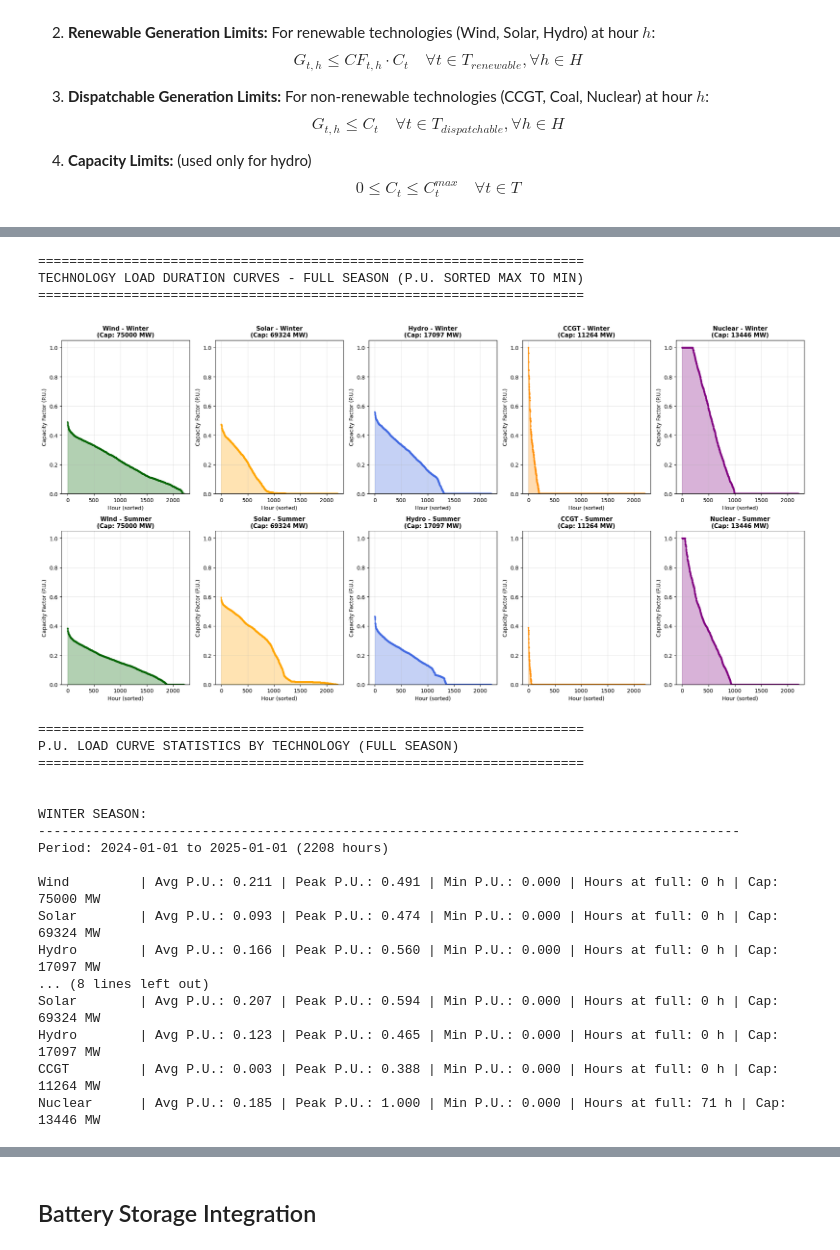
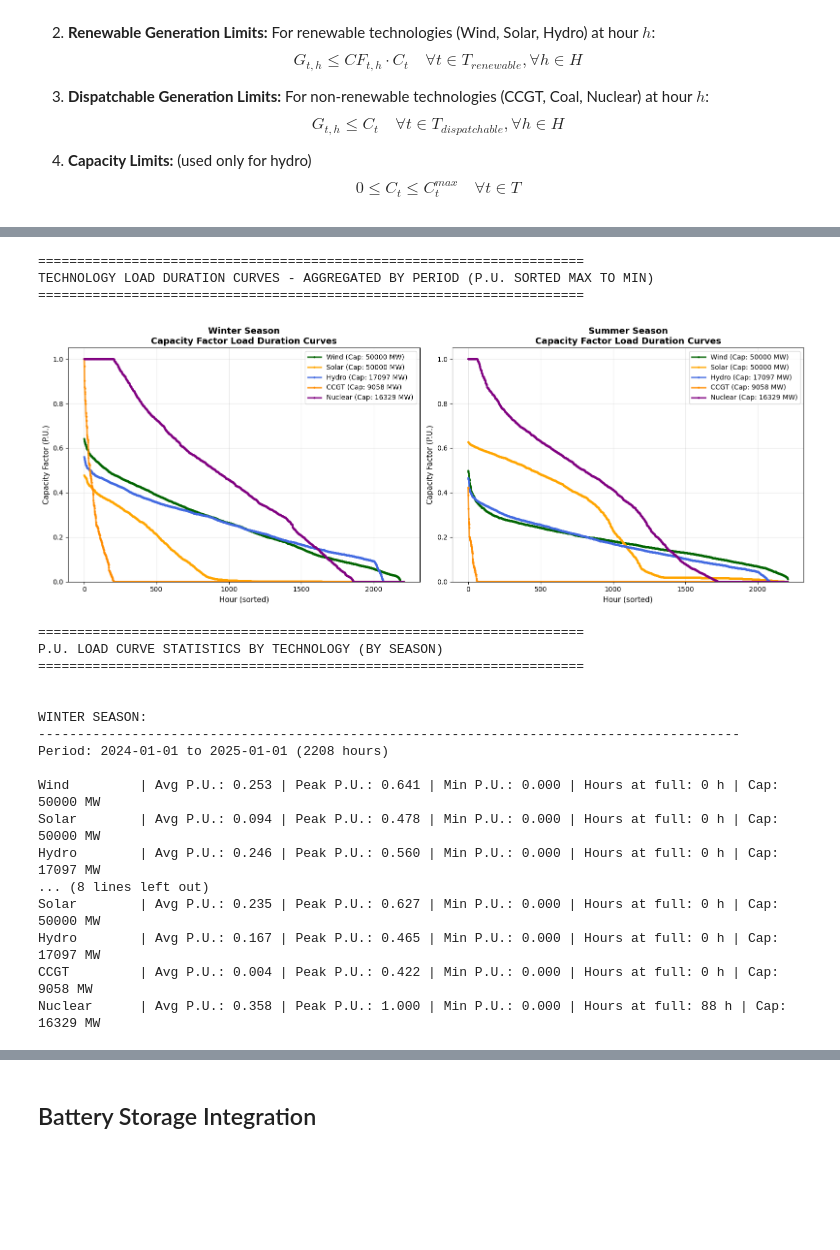
Before and after one commit to ccanoyrac/Integrated-energy-grids-Assignment, a Jupyter notebook: IEG_1_Single_country.ipynb, the cells around one changed output, grey strips where cells are left out. Saved outputs shown, nothing was run; the diff lists cells and outputs as text; code cells hidden in the pictures; blank space fills up the shorter version.

```diff
--- a/IEG_1_Single_country.ipynb
+++ b/IEG_1_Single_country.ipynb
@@ -642,12 +644,12 @@ for tech in ['Wind', 'Solar', 'Hydro', 'CCGT', 'Coal', 'Nuclear']:
 
 # === Apply capacity constraints ===
 # Limit solar and wind to 50 GW
-solar_cap_limit = 75000  # 50 GW in MW
-wind_cap_limit = 75000   # 50 GW in MW
+solar_cap_limit = 50000  # 50 GW in MW
+wind_cap_limit = 50000   # 50 GW in MW
 tech_params_opt['Solar']['max_cap'] = solar_cap_limit
 tech_params_opt['Wind']['max_cap'] = wind_cap_limit
-print(f"\nSolar capacity constraint: max = {solar_cap_limit:,.0f} MW (75 GW)")
-print(f"Wind capacity constraint: max = {wind_cap_limit:,.0f} MW (75 GW)")
+print(f"\nSolar capacity constraint: max = {solar_cap_limit:,.0f} MW (50 GW)")
+print(f"Wind capacity constraint: max = {wind_cap_limit:,.0f} MW (50 GW)")
 
 # Limit hydro to the baseline capacity used in p.u. calculations
 tech_params_opt['Hydro']['max_cap'] = hydro_cap
@@ -858,7 +860,7 @@ INFO:gurobipy:
 # %%
 # === Technology Load Curves - Per Unit (P.U.) Load Duration Curves ===
 print("\n" + "="*70)
-print("TECHNOLOGY LOAD DURATION CURVES - FULL SEASON (P.U. SORTED MAX TO MIN)")
+print("TECHNOLOGY LOAD DURATION CURVES - AGGREGATED BY PERIOD (P.U. SORTED MAX TO MIN)")
 print("="*70)
 
 season_months = {'Winter': [12, 1, 2], 'Summer': [6, 7, 8]}
@@ -870,22 +872,19 @@ color_map = {
 
 # Exclude technologies with 0 capacity
 techs_to_plot = [t for t in tech_params_opt.keys() if t in solution_df.columns and result.optimal_capacities.get(t, 0) > 0]
-n_techs = len(techs_to_plot)
 
-# Create subplots: rows=seasons, cols=techs
-fig, axes = plt.subplots(2, n_techs, figsize=(4*n_techs, 10))
-if n_techs == 1:
-    axes = axes.reshape(2, 1)
+# Create 2 subplots (one per season)
+fig, axes = plt.subplots(1, 2, figsize=(16, 6))
 
 for season_idx, (season, months) in enumerate(season_months.items()):
     # Filter for entire season
     season_idx_bool = np.array(solution_df.index.month.isin(months))
     season_data = solution_df.iloc[season_idx_bool].copy()
 
-    # Plot each technology individually in P.U.
-    for tech_idx, tech in enumerate(techs_to_plot):
-        ax = axes[season_idx, tech_idx]
+    ax = axes[season_idx]
 
+    # Plot each technology individually in P.U. on same chart
+    for tech in techs_to_plot:
         # Get capacity and normalize to P.U.
         capacity = result.optimal_capacities.get(tech, 1)
         gen_pu = season_data[tech].values / capacity if capacity > 0 else season_data[tech].values
@@ -893,51 +892,54 @@ for season_idx, (season, months) in enumerate(season_months.items()):
         # Sort P.U. values from max to min
         sorted_pu = np.sort(gen_pu)[::-1]
 
+        # Create label with technology name and capacity
+        label = f"{tech} (Cap: {capacity:.0f} MW)"
+
         # Plot technology generation in P.U.
         ax.plot(range(len(sorted_pu)), sorted_pu,
-                color=color_map.get(tech, 'gray'), linewidth=2, marker='o', markersize=2, alpha=0.8)
-        ax.fill_between(range(len(sorted_pu)), sorted_pu, alpha=0.3,
-                        color=color_map.get(tech, 'gray'))
+                color=color_map.get(tech, 'gray'), linewidth=2.5, marker='o',
+                markersize=2, alpha=0.8, label=label)
 
-        # Set limits for P.U. to 0-1
-        ax.set_ylim([0, 1.05])
-        ax.set_title(f"{tech} - {season}\n(Cap: {capacity:.0f} MW)",
-                    fontsize=11, fontweight='bold')
-        ax.set_ylabel('Capacity Factor (P.U.)', fontsize=10)
-        ax.set_xlabel('Hour (sorted)', fontsize=10)
-        ax.grid(True, alpha=0.3)
+    # Set limits for P.U. to 0-1
+    ax.set_ylim([0, 1.05])
+    ax.set_title(f"{season} Season\nCapacity Factor Load Duration Curves",
+                fontsize=13, fontweight='bold')
+    ax.set_ylabel('Capacity Factor (P.U.)', fontsize=11)
+    ax.set_xlabel('Hour (sorted)', fontsize=11)
+    ax.grid(True, alpha=0.3)
+    ax.legend(loc='upper right', fontsize=10)
 
 plt.tight_layout()
 plt.show()
 
 # Print P.U. load curve statistics
 print("\n" + "="*70)
-print("P.U. LOAD CURVE STATISTICS BY TECHNOLOGY (FULL SEASON)")
+print("P.U. LOAD CURVE STATISTICS BY TECHNOLOGY (BY SEASON)")
 print("="*70 + "\n")
 
 for season, months in season_months.items():
     print(f"\n{season.upper()} SEASON:")
     print("-" * 90)
 
     season_idx_bool = np.array(solution_df.index.month.isin(months))
     season_data = solution_df.iloc[season_idx_bool]
 
     print(f"Period: {season_data.index[0].strftime('%Y-%m-%d')} to {season_data.index[-1].strftime('%Y-%m-%d')} ({len(season_data)} hours)\n")
 
     for tech in techs_to_plot:
         if tech in season_data.columns:
             capacity = result.optimal_capacities.get(tech, 1)
             gen_pu = season_data[tech].values / capacity if capacity > 0 else season_data[tech].values
 
             print(f"{tech:12s} | Avg P.U.: {gen_pu.mean():.3f} | Peak P.U.: {gen_pu.max():.3f} | "
                   f"Min P.U.: {gen_pu.min():.3f} | Hours at full: {(gen_pu >= 0.95).sum()} h | Cap: {capacity:.0f} MW")
 # %% [output]
 ======================================================================
-TECHNOLOGY LOAD DURATION CURVES - FULL SEASON (P.U. SORTED MAX TO MIN)
+TECHNOLOGY LOAD DURATION CURVES - AGGREGATED BY PERIOD (P.U. SORTED MAX TO MIN)
 ======================================================================
-[figure, old version]
+[figure, new version]
 ======================================================================
-P.U. LOAD CURVE STATISTICS BY TECHNOLOGY (FULL SEASON)
+P.U. LOAD CURVE STATISTICS BY TECHNOLOGY (BY SEASON)
 ======================================================================
 
 
@@ -945,14 +947,14 @@ WINTER SEASON:
 ------------------------------------------------------------------------------------------
 Period: 2024-01-01 to 2025-01-01 (2208 hours)
 
-Wind         | Avg P.U.: 0.211 | Peak P.U.: 0.491 | Min P.U.: 0.000 | Hours at full: 0 h | Cap: 75000 MW
-Solar        | Avg P.U.: 0.093 | Peak P.U.: 0.474 | Min P.U.: 0.000 | Hours at full: 0 h | Cap: 69324 MW
-Hydro        | Avg P.U.: 0.166 | Peak P.U.: 0.560 | Min P.U.: 0.000 | Hours at full: 0 h | Cap: 17097 MW
+Wind         | Avg P.U.: 0.253 | Peak P.U.: 0.641 | Min P.U.: 0.000 | Hours at full: 0 h | Cap: 50000 MW
+Solar        | Avg P.U.: 0.094 | Peak P.U.: 0.478 | Min P.U.: 0.000 | Hours at full: 0 h | Cap: 50000 MW
+Hydro        | Avg P.U.: 0.246 | Peak P.U.: 0.560 | Min P.U.: 0.000 | Hours at full: 0 h | Cap: 17097 MW
 ... (8 lines left out)
-Solar        | Avg P.U.: 0.207 | Peak P.U.: 0.594 | Min P.U.: 0.000 | Hours at full: 0 h | Cap: 69324 MW
-Hydro        | Avg P.U.: 0.123 | Peak P.U.: 0.465 | Min P.U.: 0.000 | Hours at full: 0 h | Cap: 17097 MW
-CCGT         | Avg P.U.: 0.003 | Peak P.U.: 0.388 | Min P.U.: 0.000 | Hours at full: 0 h | Cap: 11264 MW
-Nuclear      | Avg P.U.: 0.185 | Peak P.U.: 1.000 | Min P.U.: 0.000 | Hours at full: 71 h | Cap: 13446 MW
+Solar        | Avg P.U.: 0.235 | Peak P.U.: 0.627 | Min P.U.: 0.000 | Hours at full: 0 h | Cap: 50000 MW
+Hydro        | Avg P.U.: 0.167 | Peak P.U.: 0.465 | Min P.U.: 0.000 | Hours at full: 0 h | Cap: 17097 MW
+CCGT         | Avg P.U.: 0.004 | Peak P.U.: 0.422 | Min P.U.: 0.000 | Hours at full: 0 h | Cap: 9058 MW
+Nuclear      | Avg P.U.: 0.358 | Peak P.U.: 1.000 | Min P.U.: 0.000 | Hours at full: 88 h | Cap: 16329 MW
 # %%
 # === Annual Electricity Mix ===
 print("\n" + "="*70)
```
Also changed, not shown: parts of 14 cells of this notebook, 13 other files.
